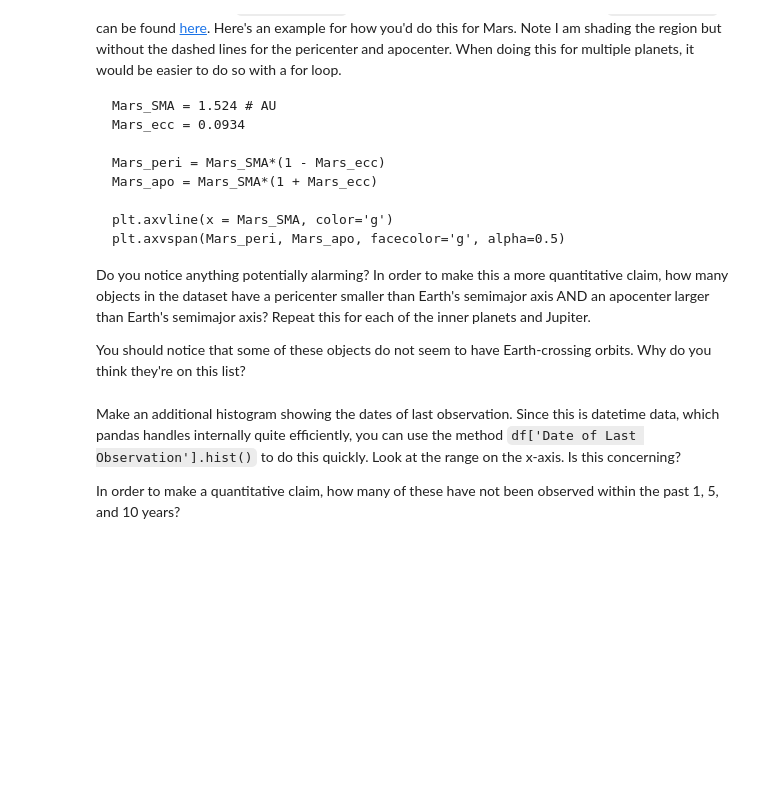
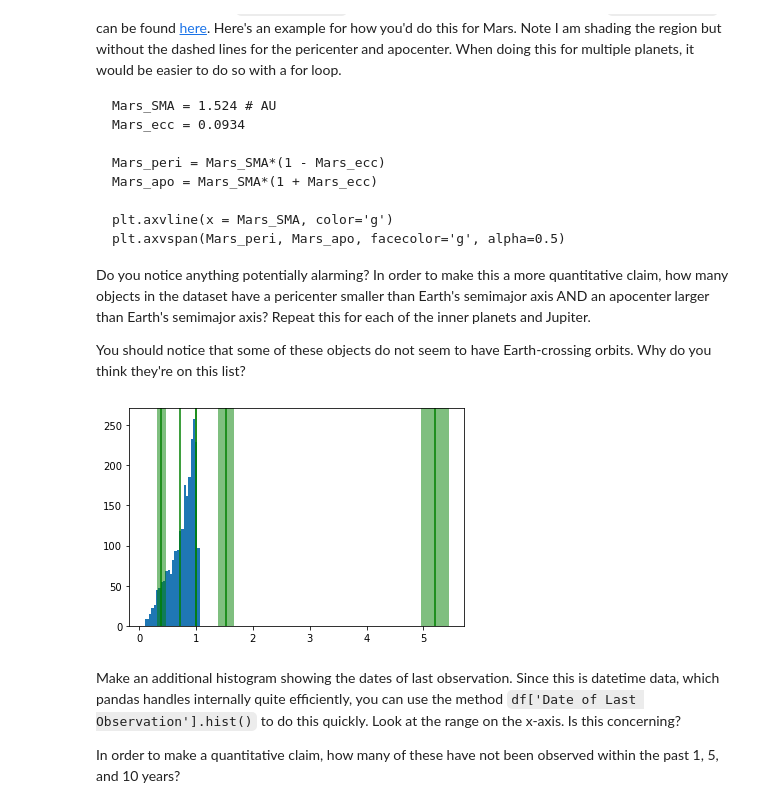
Before and after one commit to CIERA-Northwestern/REACHpy, a Jupyter notebook: Module_3/Section_1_Intro_to_Pandas.ipynb, the cells around one changed output. Saved outputs shown, nothing was run; the diff lists cells and outputs as text; code cells hidden in the pictures; blank space fills up the shorter version.

```diff
--- a/Module_3/Section_1_Intro_to_Pandas.ipynb
+++ b/Module_3/Section_1_Intro_to_Pandas.ipynb
@@ -269,3 +255,6 @@ In this problem, you will look at a dataset describing Potentially Hazardous Ast
 The original version of this data can be found [here](https://www.minorplanetcenter.net/data). The version supplied here has been reformatted for easier reading by `pd.read_csv()`. Note that the Center updates this data frequently, so the version here, made in early 2023, may be wildly inaccurate.
 
 The first thing to do is to open the file and look at the contents. Notice that the first line of the file contains a description of the columns. Therefore, it would be a good idea to use the keyword argument `header=0`. Similarly, the first column of data is an index, so you can choose to use the keyword argument `index=0`. Finally, the last column contains a bunch of dates. In order to make sure pandas parses this data correctly, we can use the keyword argument `parse_dates=['Date of last observation']`. In the cell below, put this all together and read the file using `pd.read_csv()`. Print the dataframe and inspect it to make sure nothing is out of the ordinary. Report the total number of rows.
+# %%
+file_path = 'data/PHA_data.csv'
+df = pd.read_csv(file_path, parse_dates=['Date of last observation'],header=0,index_col=0)
@@ -272,3 +279,6 @@ The first thing to do is to open the file and look at the contents. Notice that
+# %%
+df['peri'] = df['Semimajor Axis (AU)']*(1 - df['Eccentricity'])
+df['apo'] = df['Semimajor Axis (AU)']*(1 + df['Eccentricity'])
 # %% [markdown]
 Next, make two histograms, one for the pericenter and one for the apocenter of each object. Add additional lines using `plt.axvline()` representing the semimajor axis of the inner planets. Optionally, also add dashed lines around these solid lines corresponding to the pericenter and apocenter of the inner planets and Jupiter. If you can, add shading to the region in between the dashed lines using `plt.axvspan`.
 
@@ -287,6 +297,21 @@ plt.axvspan(Mars_peri, Mars_apo, facecolor='g', alpha=0.5)
 Do you notice anything potentially alarming? In order to make this a more quantitative claim, how many objects in the dataset have a pericenter smaller than Earth's semimajor axis AND an apocenter larger than Earth's semimajor axis? Repeat this for each of the inner planets and Jupiter.
 
 You should notice that some of these objects do not seem to have Earth-crossing orbits. Why do you think they're on this list?
+# %%
+plt.hist(df['peri'].values, bins=int(0.5*np.sqrt(len(df.index))))
+
+smas = np.array([0.39, 0.72, 1, 1.5273, 5.2])
+eccs = np.array([0.2, 0.007, 0.017, 0.093, 0.048])
+
+for a,e in zip(smas,eccs):
+    peri = a*(1-e)
+    apo = a*(1+e)
+    plt.axvline(x = a, color='g')
+    plt.axvspan(peri, apo, facecolor='g', alpha=0.5)
+
+plt.xlabel('Pericenter (AU)')
+# %% [output]
+[figure, added]
 # %% [markdown]
 Make an additional histogram showing the dates of last observation. Since this is datetime data, which pandas handles internally quite efficiently, you can use the method `df['Date of Last Observation'].hist()` to do this quickly. Look at the range on the x-axis. Is this concerning?
 
```
Also changed, not shown: parts of 20 cells of this notebook.
